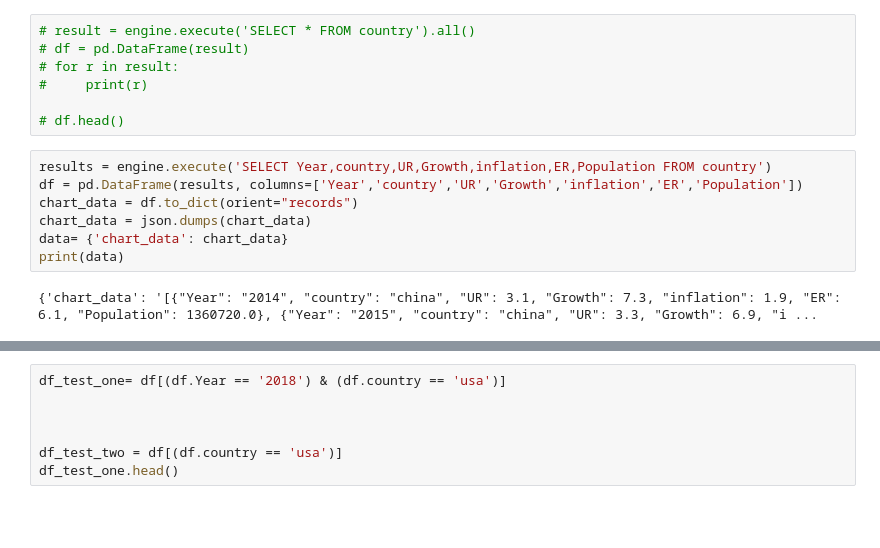
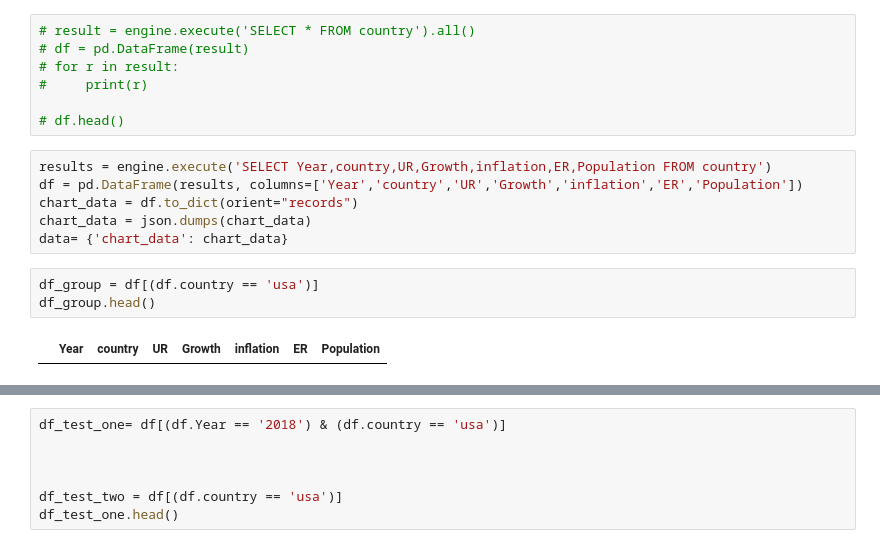
Before and after one commit to jurioste4/Myprojects, a Jupyter notebook: web_app/plot_graph.ipynb, the cells around one changed output, grey strips where cells are left out. Drawn from its saved outputs; the diff is of its cells as text; blank space fills up the shorter version.

```diff
--- a/web_app/plot_graph.ipynb
+++ b/web_app/plot_graph.ipynb
@@ -26,6 +39,8 @@ df = pd.DataFrame(results, columns=['Year','country','UR','Growth','inflation','
 chart_data = df.to_dict(orient="records")
 chart_data = json.dumps(chart_data)
 data= {'chart_data': chart_data}
-print(data)
-# %% [output]
-{'chart_data': '[{"Year": "2014", "country": "china", "UR": 3.1, "Growth": 7.3, "inflation": 1.9, "ER": 6.1, "Population": 1360720.0}, {"Year": "2015", "country": "china", "UR": 3.3, "Growth": 6.9, "i ...
+# %%
+df_group = df[(df.country == 'usa')]
+df_group.head()
+# %% [output]
+|  | Year | country | UR | Growth | inflation | ER | Population |
```
Also changed, not shown: parts of 6 cells of this notebook, 23 other files.
